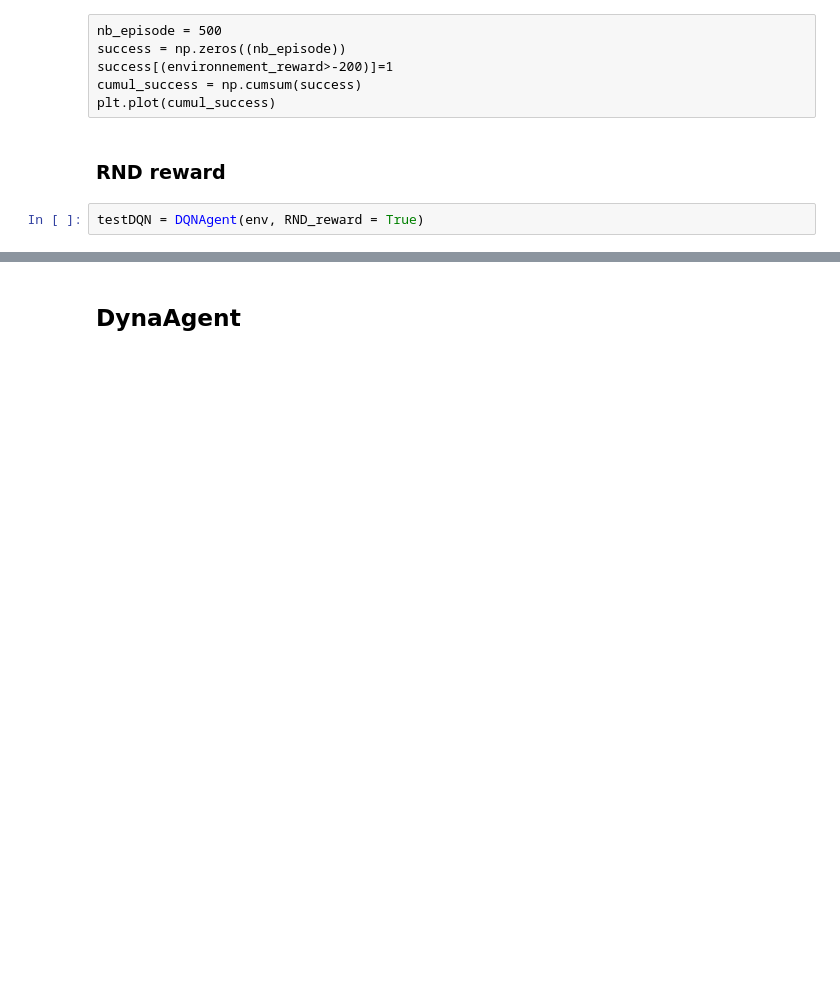
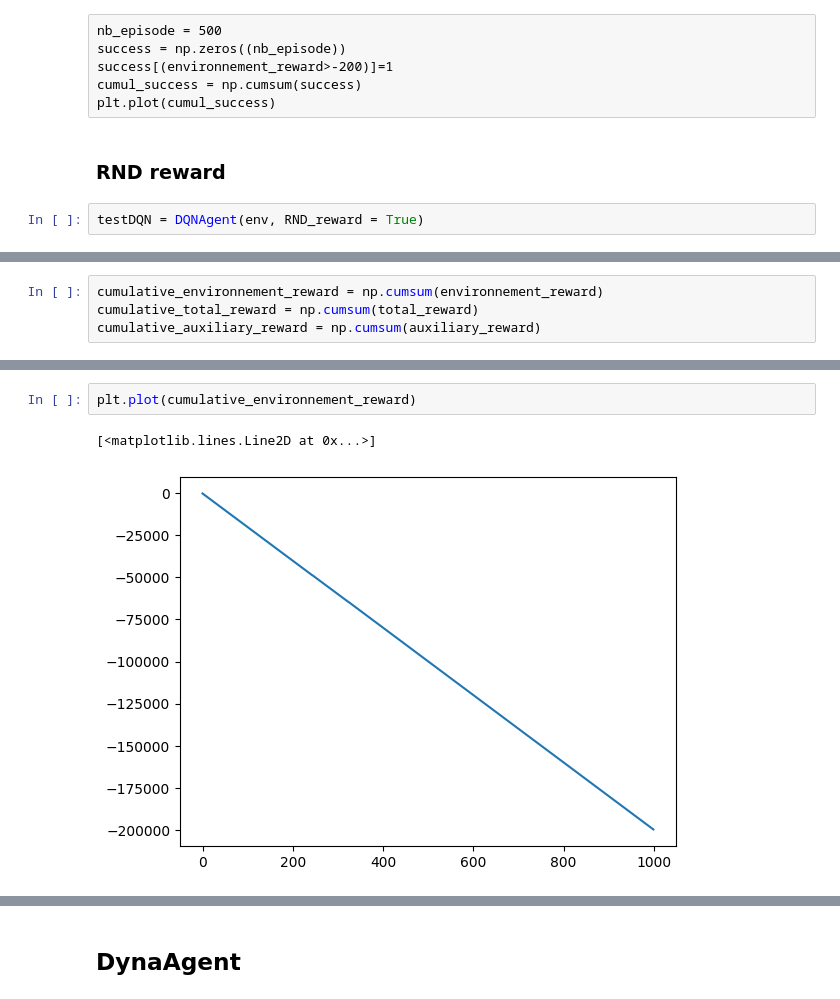
Before and after one commit to schiesser/MontainCar, a Jupyter notebook: Code/test.ipynb, the cells around one changed output, grey strips where cells are left out. Cells and saved outputs as stored; diff of their text form; blank space fills up the shorter version.

```diff
--- a/Code/test.ipynb
+++ b/Code/test.ipynb
@@ -91,0 +84,4 @@ plt.plot(testDQN.observations)
+# %%
+cumulative_environnement_reward = np.cumsum(environnement_reward)
+cumulative_total_reward = np.cumsum(total_reward)
+cumulative_auxiliary_reward = np.cumsum(auxiliary_reward)
@@ -91,0 +93,5 @@ plt.plot(testDQN.observations)
+# %%
+plt.plot(cumulative_environnement_reward)
+# %% [output]
+[<matplotlib.lines.Line2D at 0x...>]
+[figure, added]
```
Also changed, not shown: parts of 8 cells of this notebook, 1 other file.
